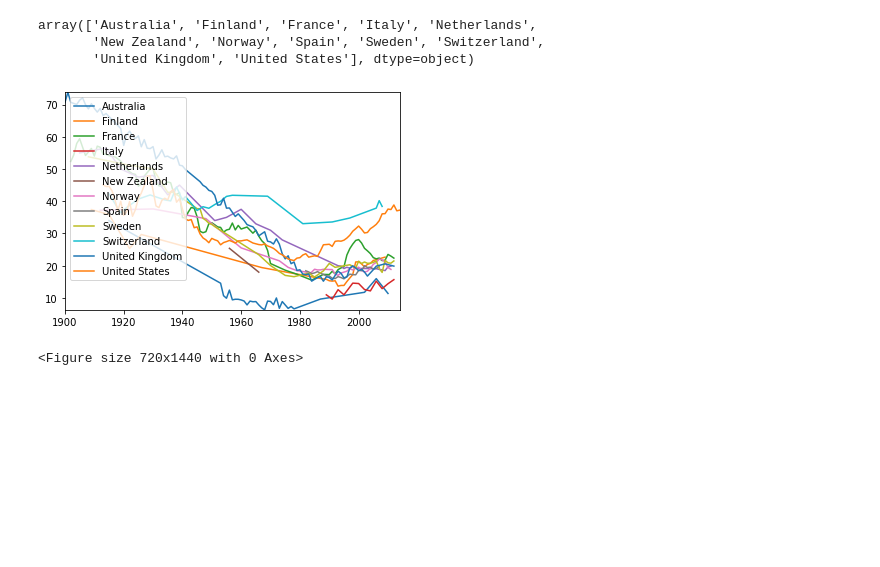
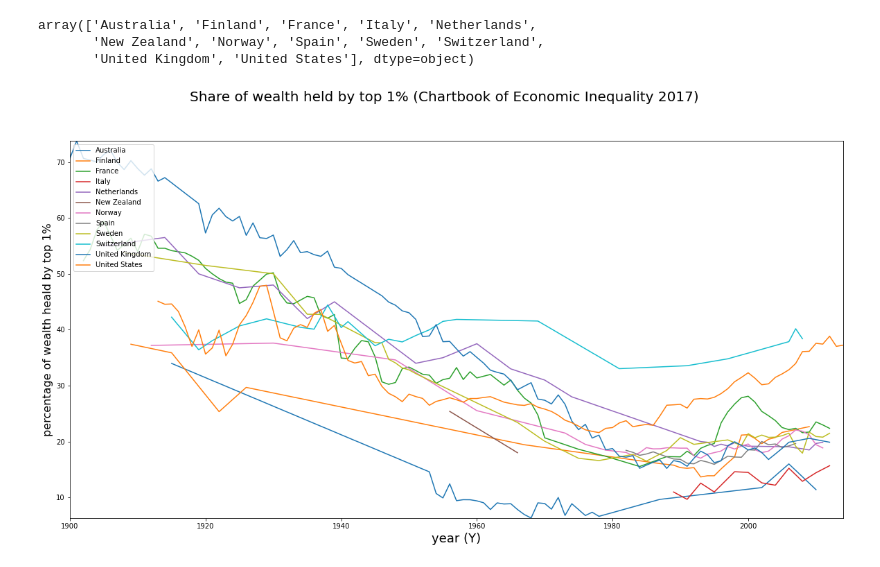
Before and after one commit to liamwazherealso/owid-notebooks, a Jupyter notebook: notebooks/1-percent.ipynb, the cells around one changed output. Drawn from its saved outputs; the diff is of its cells as text; code cells hidden in the pictures; blank space fills up the shorter version.

Commit message:
improved figure in 1-percent

```diff
--- a/notebooks/1-percent.ipynb
+++ b/notebooks/1-percent.ipynb
@@ -35,12 +35,14 @@ array(['Australia', 'Finland', 'France', 'Italy', 'Netherlands',
        'New Zealand', 'Norway', 'Spain', 'Sweden', 'Switzerland',
        'United Kingdom', 'United States'], dtype=object)
 # %%
+fig = plt.figure(figsize=(20,10))
 for e in df["Entity"].unique():
     plt.plot(df[df["Entity"] == e]["Year"], df[df["Entity"] == e][wealth], label=e)
 plt.axis([x_min, x_max, y_min, y_max ])
 plt.legend(loc="upper left")
-plt.figure(figsize=(10,20))
+fig.suptitle('Share of wealth held by top 1% (Chartbook of Economic Inequality 2017)', fontsize=20)
+plt.xlabel('year (Y)', fontsize=18)
+plt.ylabel('percentage of wealth heald by top 1%', fontsize=16)
 plt.show()
 # %% [output]
-[figure, old version]
+[figure, new version]
-<Figure size 720x1440 with 0 Axes>
```
Also changed, not shown: parts of 1 cell of this notebook.
